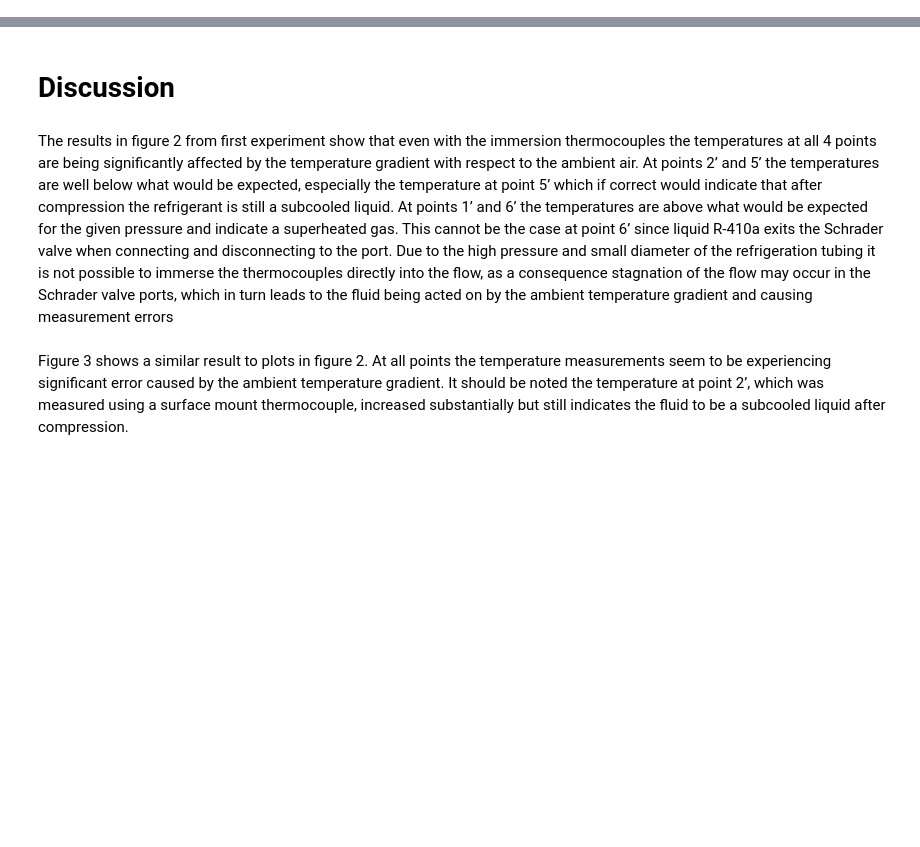
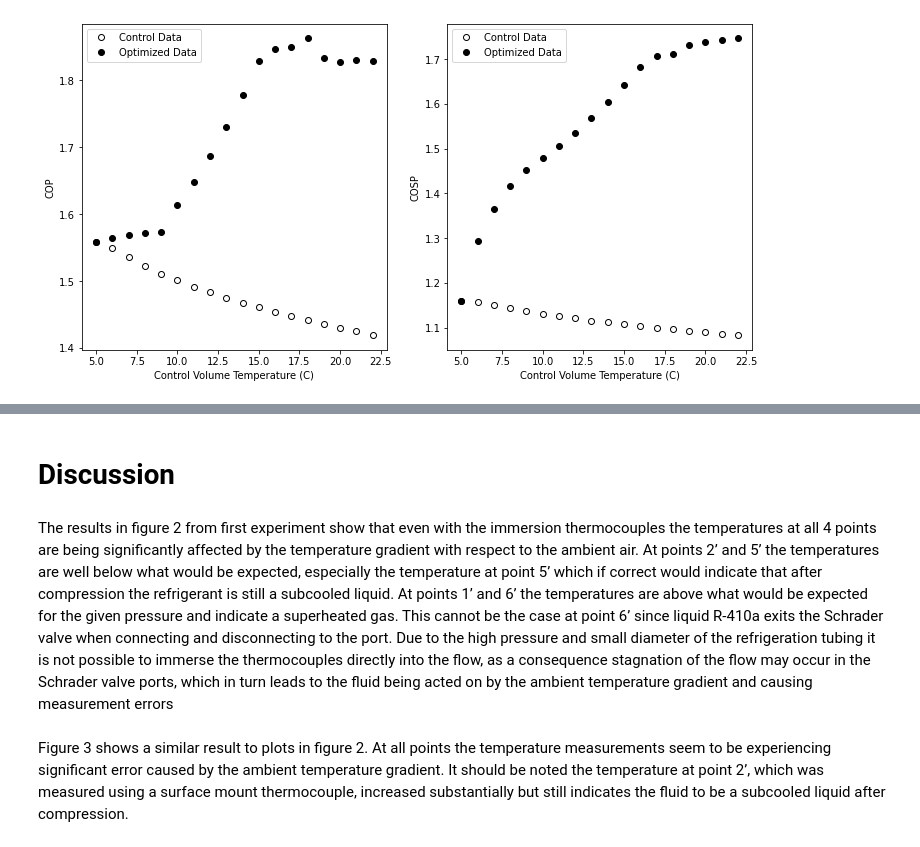
Before and after one commit to ChaseKlewicki/VCRC-Optimize, a Jupyter notebook: Optimize Model Playground.ipynb, the cells around one changed output, grey strips where cells are left out. Drawn from its saved outputs; the diff is of its cells as text; code cells hidden in the pictures; blank space fills up the shorter version.

```diff
--- a/Optimize Model Playground.ipynb
+++ b/Optimize Model Playground.ipynb
@@ -294,0 +309,84 @@ for index, row in lbData.iterrows():
+# %%
+fig, ax = plt.subplots(1, 2, figsize = (12,6))
+
+ax[1].plot(controlData['Pod T (K)'] - 273.15, controlData['COSP'], 'ok', markerfacecolor='none')
+ax[1].plot(optimizeData['Pod T (K)'] - 273.15, optimizeData['COSP'],'ok')
+ax[1].legend(['Control Data', 'Optimized Data'])
+ax[1].set_xlabel('Control Volume Temperature (C)')
+ax[1].set_ylabel('COSP')
+
+ax[0].plot(controlData['Pod T (K)'] - 273.15, controlData['Q_L (W)'] / controlData['Compressor Work (W)'], 'ok', markerfacecolor='none')
+ax[0].plot(optimizeData['Pod T (K)'] - 273.15, optimizeData['Q_L (W)'] / optimizeData['Compressor Work (W)'],'ok')
+ax[0].legend(['Control Data', 'Optimized Data'])
+ax[0].set_xlabel('Control Volume Temperature (C)')
+ax[0].set_ylabel('COP')
+
+plt.savefig('figures/optimizedata COSP')
+
+fig, ax = plt.subplots(1, 2, figsize = (12,6))
+
+ax[0].plot(optimizeData['Pod T (K)'] - 273.15, optimizeData['Condenser Fan Work'],'ok')
+ax[0].plot(optimizeData['Pod T (K)'] - 273.15, optimizeData['Evapoator Fan Work'],'.k')
+ax[0].plot(optimizeData['Pod T (K)'] - 273.15, optimizeData['Compressor Work (W)'],'^k')
+ax[0].legend(['Condenser Fan Work', 'Evaporator Fan Work', 'Compressor Work'])
+ax[0].set_xlabel('Control Volume Temperature (C)')
+ax[0].set_ylabel('Work Rate (W)')
+
+ax[1].plot(optimizeData['Pod T (K)'] - 273.15, optimizeData['Compressor RPM'],'ok')
+ax[1].set_xlabel('Control Volume Temperature (C)')
+ax[1].set_ylabel('Compressor RPM')
+
+
+
+plt.savefig('figures/optimizedata compr RPM and W')
+
+fig, ax = plt.subplots(1, 2, figsize = (12,6))
+
+ax[0].plot(optimizeData['Pod T (K)'] - 273.15, optimizeData['Condesner Fan RPM'],'ok')
+ax[0].set_xlabel('Control Volume Temperature (C)')
+ax[0].set_ylabel('Condesner Fan RPM')
+
+ax[1].plot(optimizeData['Pod T (K)'] - 273.15, optimizeData['Evaporator Fan RPM'],'ok')
+ax[1].set_xlabel('Control Volume Temperature (C)')
+ax[1].set_ylabel('Evaporator Blower RPM')
+plt.savefig('figures/optimizedata HX RPM')
+
+T_SH = []
+T_SC = []
+for index, row in optimizeData.iterrows():
+    T_SH.append(row['T (K)'][0] - row['T (K)'][-2])
+    T_SC.append(row['T (K)'][3] - row['T (K)'][4])
+
+fig, ax = plt.subplots(1, 2, figsize = (12,6))
+
+ax[0].plot(optimizeData['Pod T (K)'] - 273.15, T_SH,'ko')
+ax[0].set_xlabel('Control Volume Temperature (C)')
+ax[0].set_ylabel('Superheat $\Delta T$ (C)')
+ax[0].set_ylim([-1, 5])
+
+ax[1].plot(optimizeData['Pod T (K)'] - 273.15, T_SC,'ko')
+ax[1].set_xlabel('Control Volume Temperature (C)')
+ax[1].set_ylabel('Subcool $\Delta T$ (C)')
+ax[1].set_ylim([0, 10])
+plt.savefig('figures/optimizedata SH SC')
+
+P_c = []
+P_e = []
+for index, row in optimizeData.iterrows():
+    P_c.append(row['P (Pa)'][1])
+    P_e.append(row['P (Pa)'][0])
+
+fig, ax = plt.subplots(1, 2, figsize = (12,6))
+
+ax[0].plot(optimizeData['Pod T (K)'] - 273.15, P_c,'ko')
+ax[0].set_xlabel('Control Volume Temperature (C)')
+ax[0].set_ylabel('Condensing Pressure (Pa)')
+ax[0].set_ylim([1.8e6, 2e6])
+
+ax[1].plot(optimizeData['Pod T (K)'] - 273.15, P_e,'ko')
+ax[1].set_xlabel('Control Volume Temperature (C)')
+ax[1].set_ylabel('Evaporating Pressure (Pa)')
+ax[1].set_ylim([6.5e5, 9.5e5])
+plt.savefig('figures/optimizedata P_c P_e')
+# %% [output]
+[figure, added]
```
Also changed, not shown: parts of 11 cells of this notebook, 7 other files.
